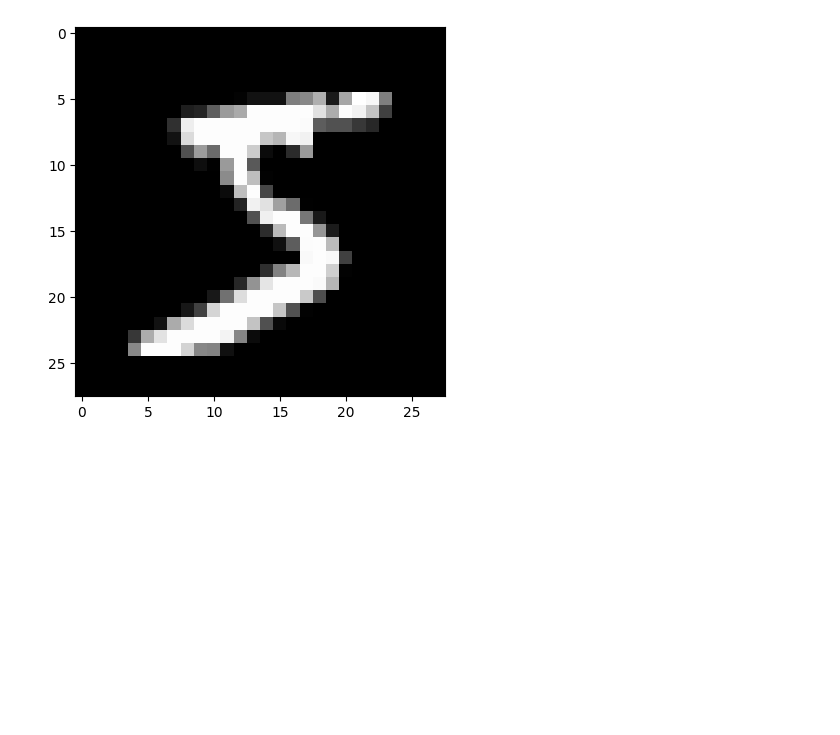
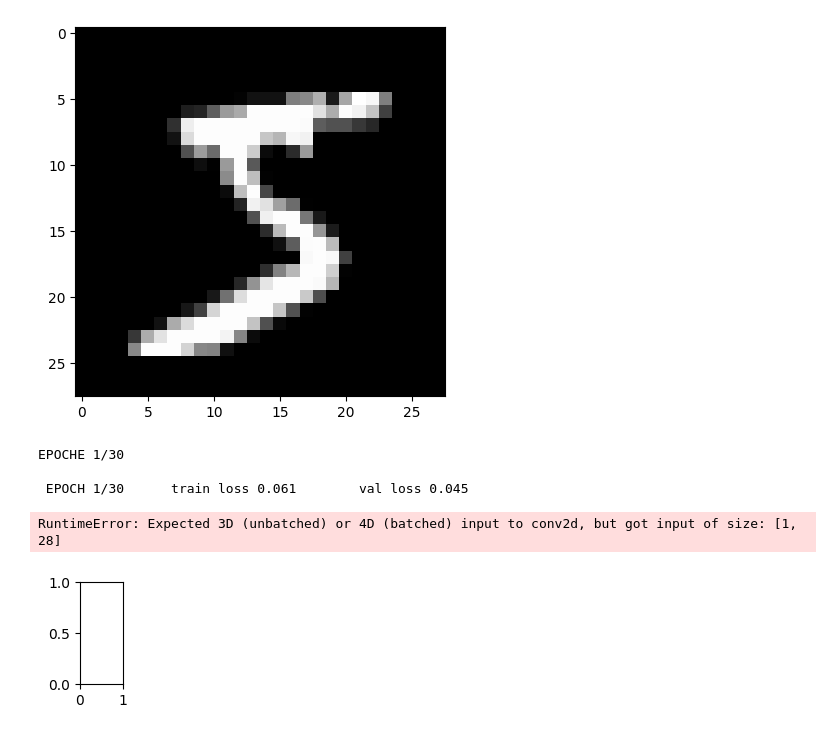
Before and after one commit to freshmea/kuBig2025, a Jupyter notebook: ml_dl_python/a27_vae.ipynb, the cells around one changed output. Cells and saved outputs as stored; diff of their text form; code cells hidden in the pictures; blank space fills up the shorter version.

```diff
--- a/ml_dl_python/a27_vae.ipynb
+++ b/ml_dl_python/a27_vae.ipynb
@@ -120,0 +168,51 @@ def add_noise(inputs, noise_factor=0.3):
+# %%
+def test_epoch(encoder, decoder, device, dataloader, loss_fn, noise_factor=0.3):
+  encoder.eval()
+  decoder.eval()
+  with torch.no_grad():
+    conc_out = []
+    conc_label = []
+    for image_batch, _ in dataloader:
+      image_batch = image_batch.to(device)
+      noisy_batch = add_noise(image_batch, noise_factor)
+      encoded_data = encoder(noisy_batch)
+      decoded_data = decoder(encoded_data)
+      conc_out.append(decoded_data.cpu())
+      conc_label.append(image_batch.cpu())
+    conc_out = torch.cat(conc_out)
+    conc_label = torch.cat(conc_label)
+    val_loss = loss_fn(conc_out, conc_label)
+  return val_loss.data
+# %%
+num_epochs = 30
+history_da = {'train_loss':[], 'test_loss':[]}
+loss_fn = nn.MSELoss()
+for epoch in range(num_epochs):
+  print('EPOCHE %d/%d' % (epoch + 1, num_epochs))
+  train_loss = train_epoch(
+      encoder=encoder,
+      decoder=decoder,
+      device=device,
+      dataloader=train_loader,
+      loss_fn=loss_fn,
+      optimizer=optimizer,
+      noise_factor=0.3
+  )
+  val_loss = test_epoch(
+      encoder=encoder,
+      decoder=decoder,
+      device=device,
+      dataloader=test_loader,
+      loss_fn=loss_fn,
+      noise_factor=0.3
+  )
+  history_da['train_loss'].append(train_loss)
+  history_da['test_loss'].append(val_loss)
+  print('\n EPOCH {}/{} \t train loss {:.3f} \t val loss {:.3f}'.format(epoch + 1, num_epochs, train_loss, val_loss))
+  plot_ae_outputs(encoder=encoder, decoder=decoder, noise_factor=0.3)
+# %% [output]
+EPOCHE 1/30
+
+ EPOCH 1/30      train loss 0.061        val loss 0.045
+RuntimeError: Expected 3D (unbatched) or 4D (batched) input to conv2d, but got input of size: [1, 28]
+[figure, added]
```
Also changed, not shown: parts of 2 cells of this notebook.
